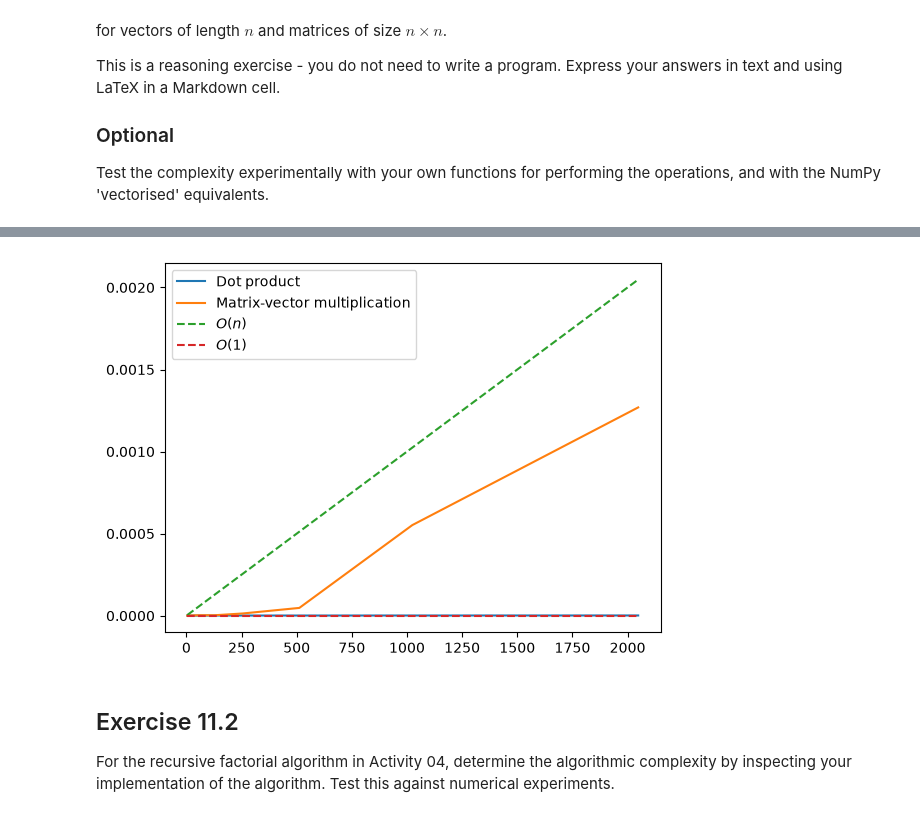
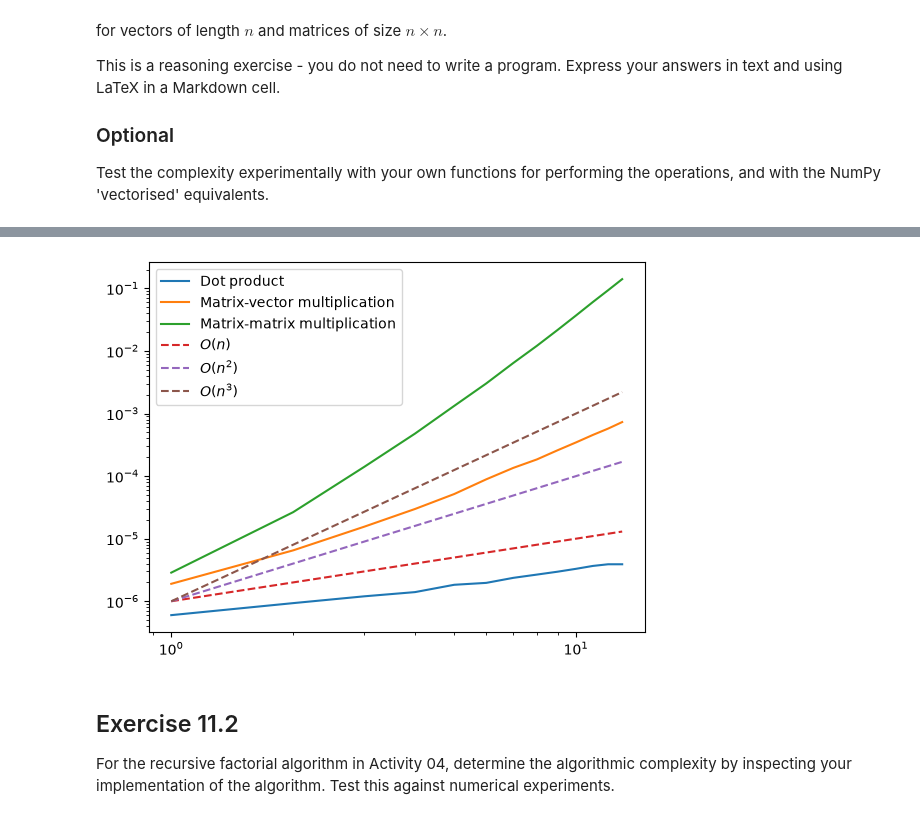
Before and after one commit to robertosc07/PartIA-Computing-Michaelmas_rs2462, a Jupyter notebook: 11 Exercises.ipynb, the cells around one changed output, grey strips where cells are left out. Cells and saved outputs as stored; diff of their text form; code cells hidden in the pictures.

```diff
--- a/11 Exercises.ipynb
+++ b/11 Exercises.ipynb
@@ -30,33 +32,58 @@ would have to be performed.
 # %%
-N = 2**np.arange(2, 12)
+N = np.arange(1, 14)
 dot_times = []
 m_vtimes = []
 m_mtimes = []
+
+#compute dot product by doing n multiplications
+def dot(x, y):
+    z = []
+    for i in range(len(x)):
+        z.append(x[i] * y[i])
+    return z
+
+#compute matrix-vector multiplication by calling dot product n times
+def m_v(x, y):
+    z = []
+    for i in range(len(x)):
+        for j in x:
+            z.append(dot(x[i], j))
+    return z
+
+#compute matric-matrix multiplication by calling matrix-vector product n times
+def m_m(x, y):
+    z = []
+    for i in range(len(x)):
+        row = []
+        for j in range(len(y)):
+            row.append(m_v(x, y[:, j]))
+        z.append(row)
+    return z
 
 for n in N:
     V = np.random.rand(n)
     M = np.random.rand(n, n)
 
-    t_1 = %timeit -n3 -q -o np.dot(V, V)
+    t_1 = %timeit -n3 -q -o dot(V, V)
     dot_times.append(t_1.best)
 
-    t_2 = %timeit -n3 -q -o np.matmul(M, V)
+    t_2 = %timeit -n3 -q -o m_v(M, V)
     m_vtimes.append(t_2.best)
 
-    t_3 = %timeit -n3 -q -o np.matmul(M, M)
+    t_3 = %timeit -n3 -q -o m_m(M, M)
     m_mtimes.append(t_3.best)
 
-plt.plot(N, dot_times, label=r'Dot product')
-plt.plot(N, m_vtimes, label=r'Matrix-vector multiplication')
-'''plt.loglog(N, m_mtimes, label=r'Matrix-matrix multiplication')'''
-plt.plot(N, 1e-6*N, '--', label=r'$O(n)$')
-#plt.plot(N, 1e-6*N**2, '--', label=r'$O(n^2)$')
-plt.plot(N, [1e-6 for i in N], '--', label=r'$O(1)$')
+plt.loglog(N, dot_times, label=r'Dot product')
+plt.loglog(N, m_vtimes, label=r'Matrix-vector multiplication')
+plt.loglog(N, m_mtimes, label=r'Matrix-matrix multiplication')
+plt.loglog(N, 1e-6*N, '--', label=r'$O(n)$')
+plt.loglog(N, 1e-6*N**2, '--', label=r'$O(n^2)$')
+plt.loglog(N, 1e-6*N**3, '--', label=r'$O(n^3)$')
 
 plt.legend()
 plt.show()
 # %% [output]
-[figure, old version]
+[figure, new version]
 # %% [markdown]
 ## Exercise 11.2
 
```
Also changed, not shown: parts of 5 cells of this notebook, 1 other file.
